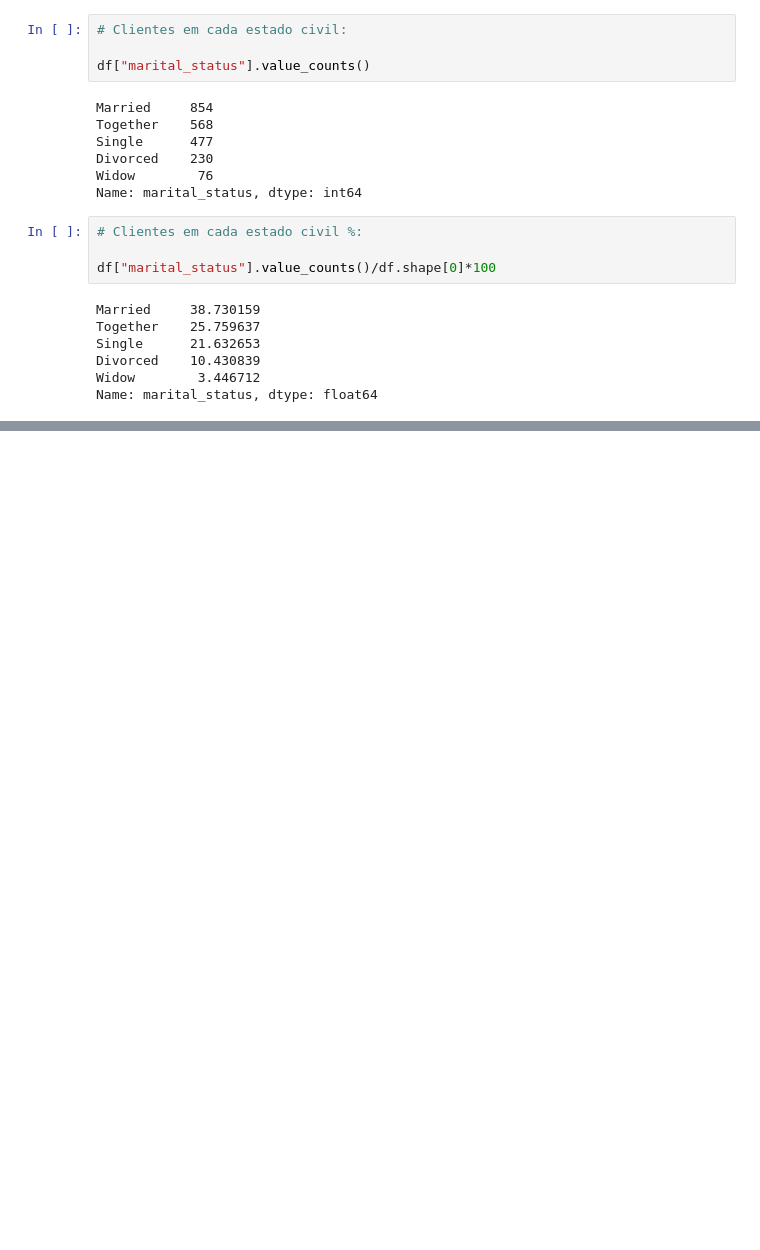
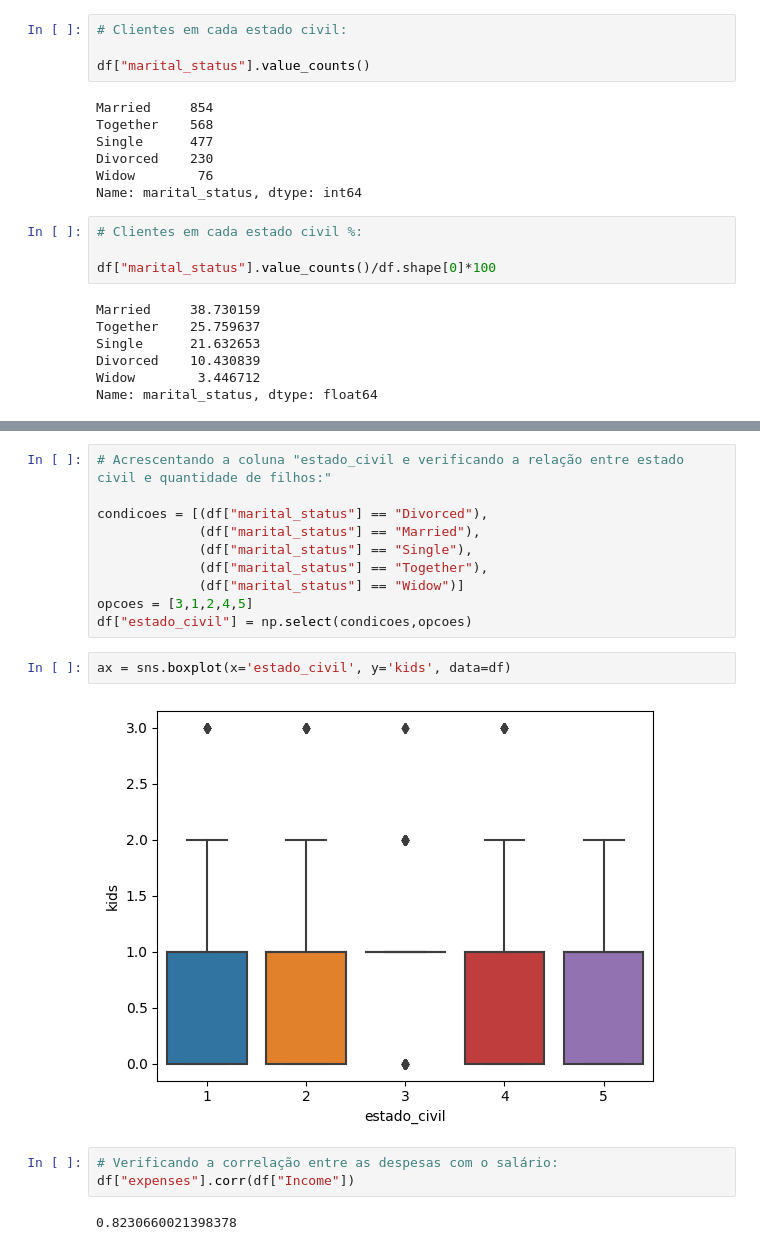
Before and after one commit to joseevandro/Estatistica, a Jupyter notebook: Evandro_Des_Ifood.ipynb, the cells around one changed output, grey strips where cells are left out. Saved outputs shown, nothing was run; the diff lists cells and outputs as text; blank space fills up the shorter version.

```diff
--- a/Evandro_Des_Ifood.ipynb
+++ b/Evandro_Des_Ifood.ipynb
@@ -290,0 +311,19 @@ Name: marital_status, dtype: float64
+# %%
+# Acrescentando a coluna "estado_civil e verificando a relação entre estado civil e quantidade de filhos:"
+
+condicoes = [(df["marital_status"] == "Divorced"),
+             (df["marital_status"] == "Married"),
+             (df["marital_status"] == "Single"),
+             (df["marital_status"] == "Together"),
+             (df["marital_status"] == "Widow")]
+opcoes = [3,1,2,4,5]
+df["estado_civil"] = np.select(condicoes,opcoes)
+# %%
+ax = sns.boxplot(x='estado_civil', y='kids', data=df)
+# %% [output]
+[figure, added]
+# %%
+# Verificando a correlação entre as despesas com o salário:
+df["expenses"].corr(df["Income"])
+# %% [output]
+0.8230660021398378
```
Also changed, not shown: parts of 10 cells of this notebook.
